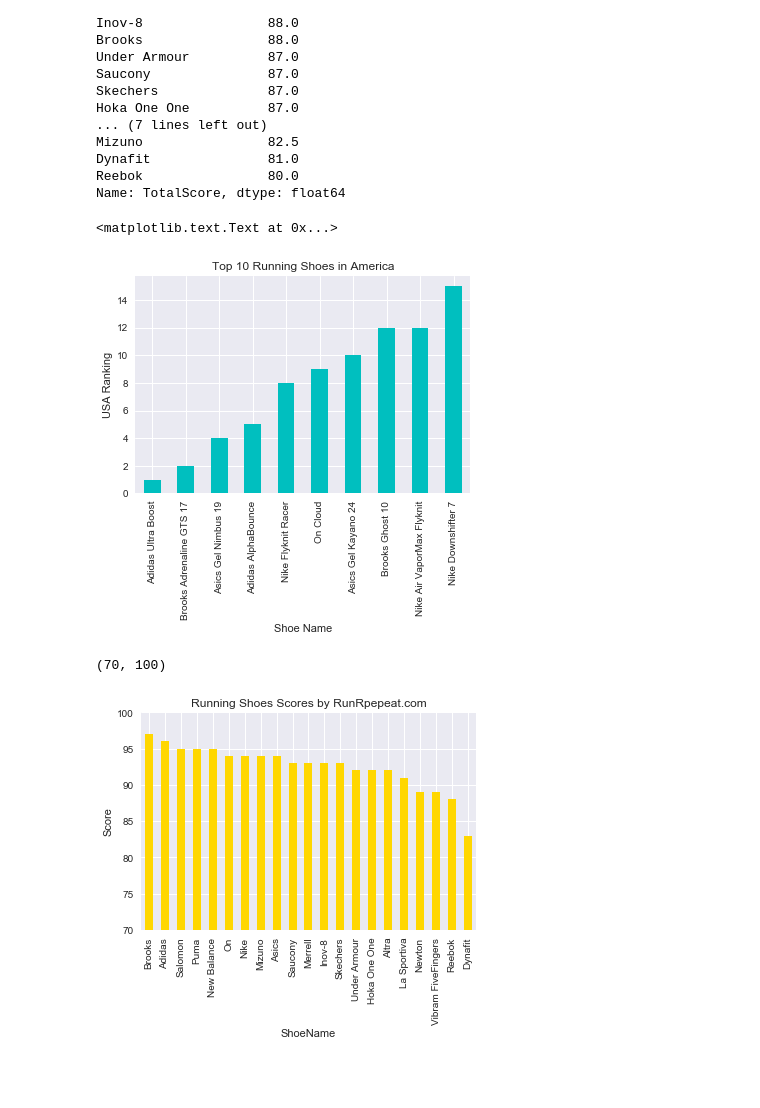
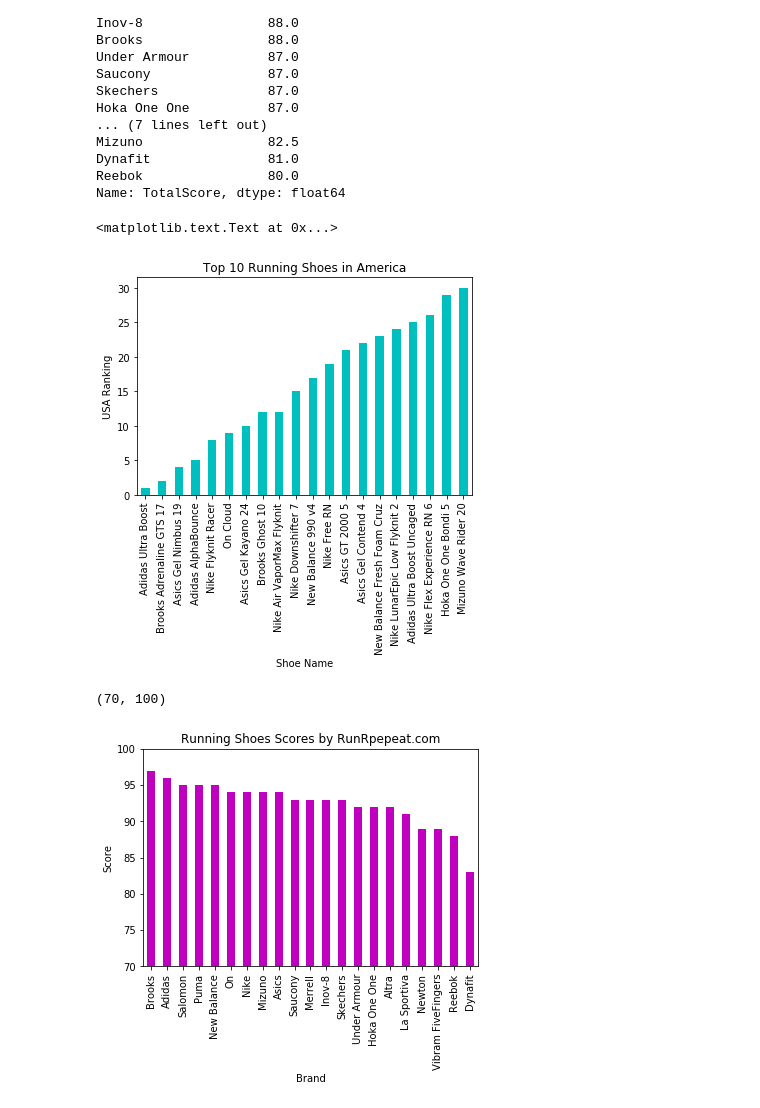
Before and after one commit to lalithsgit/WebScraping, a Jupyter notebook: RunningShoes.ipynb, the cells around one changed output. Cells and saved outputs as stored; diff of their text form; code cells hidden in the pictures; blank space fills up the shorter version.

```diff
--- a/RunningShoes.ipynb
+++ b/RunningShoes.ipynb
@@ -19,0 +9,6 @@ Index([u'Company', u'ShoeURL', u'ShoeName', u'colorSize', u'TotalScore',
+# %%
+import chardet
+with open('RRRShoes.csv', 'rb') as f:
+    result = chardet.detect(f.read())
+runShoesDF = pd.read_csv("RRRShoes.csv",encoding=result['encoding'])
+runShoesDF.columns
@@ -103,16 +102,16 @@ Reebok                80.0
 Name: TotalScore, dtype: float64
 # %%
 #runShoesDF['Ranking'].sort_values(ascending=True)
-runShoesDF.groupby('ShoeName')['Ranking'].min().sort_values(ascending=True).head(10).plot.bar(color='c')
+runShoesDF.groupby('ShoeName')['Ranking'].min().sort_values(ascending=True).head(20).plot.bar(color='c')
 plt.ylabel('USA Ranking')
 plt.xlabel('Shoe Name')
 plt.title('Top 10 Running Shoes in America')
 # %% [output]
 <matplotlib.text.Text at 0x...>
-[figure, old version]
+[figure, new version]
 # %%
 #runShoesDF['Ranking'].sort_values(ascending=True)
-runShoesDF.groupby('Company')['TotalScore'].max().sort_values(ascending=False).plot.bar(color="gold")
+runShoesDF.groupby('Company')['TotalScore'].max().sort_values(ascending=False).plot.bar(color="m")
 plt.ylabel('Score')
 plt.xlabel('Company Name')
 plt.title('Running Shoes Scores by RunRpepeat.com')
@@ -120,12 +119,12 @@ plt.ylim(70,100)
 runShoesDF[['ShoeName','TotalScore']].head(15)
 #.plot.bar(color="b")
 plt.ylabel('Score')
-plt.xlabel('ShoeName')
+plt.xlabel('Brand')
 #plt.title('TOP 15 Running Shoes Scores ')
 plt.ylim(70,100)
 # %% [output]
 (70, 100)
-[figure, old version]
+[figure, new version]
 # %%
 plt.figure(figsize=(12,8))
 plt.scatter(runShoesDF['TotalReviews'],runShoesDF['RatingsText'],marker='o',c='m')
```
Also changed, not shown: parts of 18 cells of this notebook, 2 other files.
